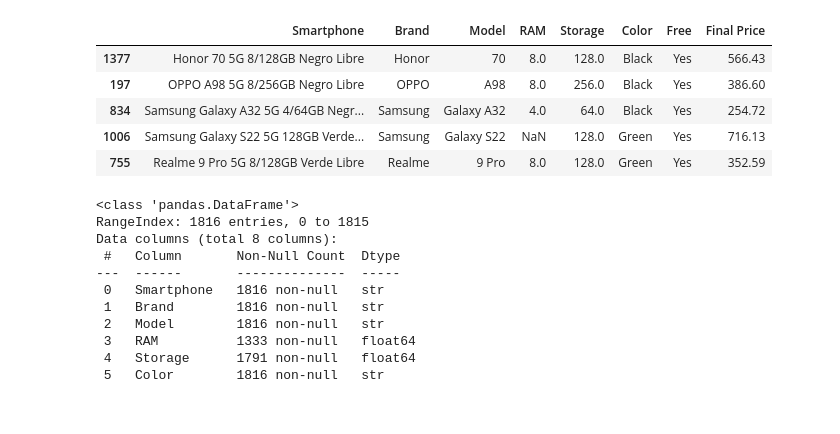
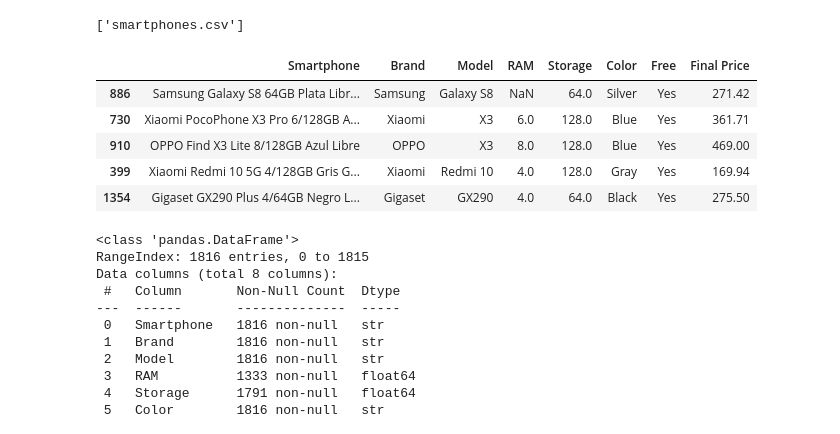
Before and after one commit to carmele9/smathphone_price, a Jupyter notebook: preprocessing/preprocessing.ipynb, the cells around one changed output. Saved outputs shown, nothing was run; the diff lists cells and outputs as text; code cells hidden in the pictures.

```diff
--- a/preprocessing/preprocessing.ipynb
+++ b/preprocessing/preprocessing.ipynb
@@ -3,20 +3,27 @@
 import numpy as np
 import pandas as pd
 import seaborn as sns
-from sklearn.impute import KNNImputer
+import matplotlib.pyplot as plt
+from sklearn.impute import SimpleImputer
+import os
 import warnings
 warnings.filterwarnings("ignore")
+
+os.listdir('../data')
+# %% [output]
+['smartphones.csv']
 # %%
 # Reading the dataset
-dataset = pd.read_csv("data/smartphones.csv")
+dataset = pd.read_csv("../data/smartphones.csv")
+data_copia = dataset.copy()
 dataset.sample(5)
 # %% [output]
 |  | Smartphone | Brand | Model | RAM | Storage | Color | Free | Final Price |
-| 1377 | Honor 70 5G 8/128GB Negro Libre | Honor | 70 | 8.0 | 128.0 | Black | Yes | 566.43 |
-| 197 | OPPO A98 5G 8/256GB Negro Libre | OPPO | A98 | 8.0 | 256.0 | Black | Yes | 386.60 |
-| 834 | Samsung Galaxy A32 5G 4/64GB Negr... | Samsung | Galaxy A32 | 4.0 | 64.0 | Black | Yes | 254.72 |
-| 1006 | Samsung Galaxy S22 5G 128GB Verde... | Samsung | Galaxy S22 | NaN | 128.0 | Green | Yes | 716.13 |
-| 755 | Realme 9 Pro 5G 8/128GB Verde Libre | Realme | 9 Pro | 8.0 | 128.0 | Green | Yes | 352.59 |
+| 886 | Samsung Galaxy S8 64GB Plata Libr... | Samsung | Galaxy S8 | NaN | 64.0 | Silver | Yes | 271.42 |
+| 730 | Xiaomi PocoPhone X3 Pro 6/128GB A... | Xiaomi | X3 | 6.0 | 128.0 | Blue | Yes | 361.71 |
+| 910 | OPPO Find X3 Lite 8/128GB Azul Libre | OPPO | X3 | 8.0 | 128.0 | Blue | Yes | 469.00 |
+| 399 | Xiaomi Redmi 10 5G 4/128GB Gris G... | Xiaomi | Redmi 10 | 4.0 | 128.0 | Gray | Yes | 169.94 |
+| 1354 | Gigaset GX290 Plus 4/64GB Negro L... | Gigaset | GX290 | 4.0 | 64.0 | Black | Yes | 275.50 |
 # %%
 dataset.info()
 # %% [output]
```
Also changed, not shown: parts of 17 cells of this notebook, 2 other files.
